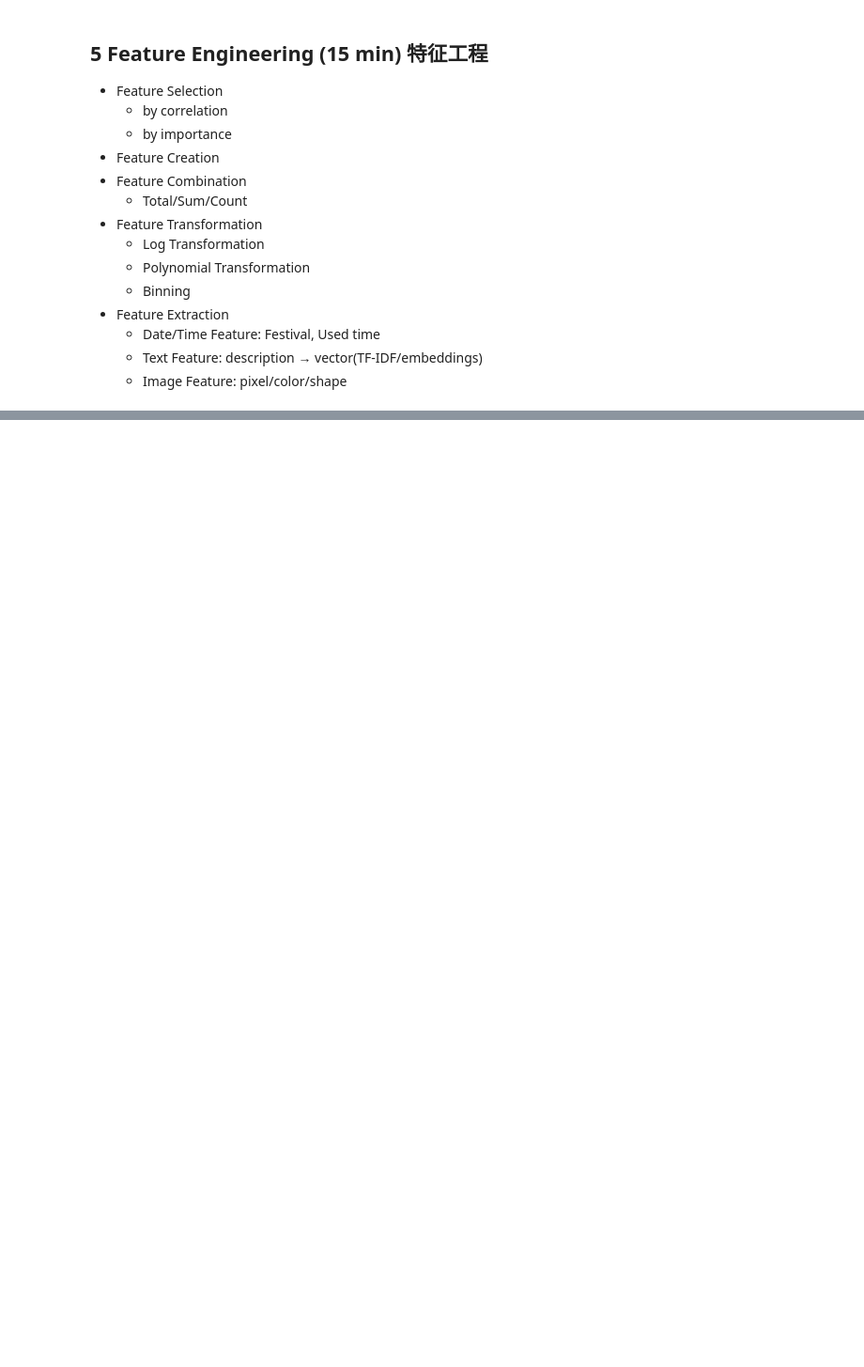
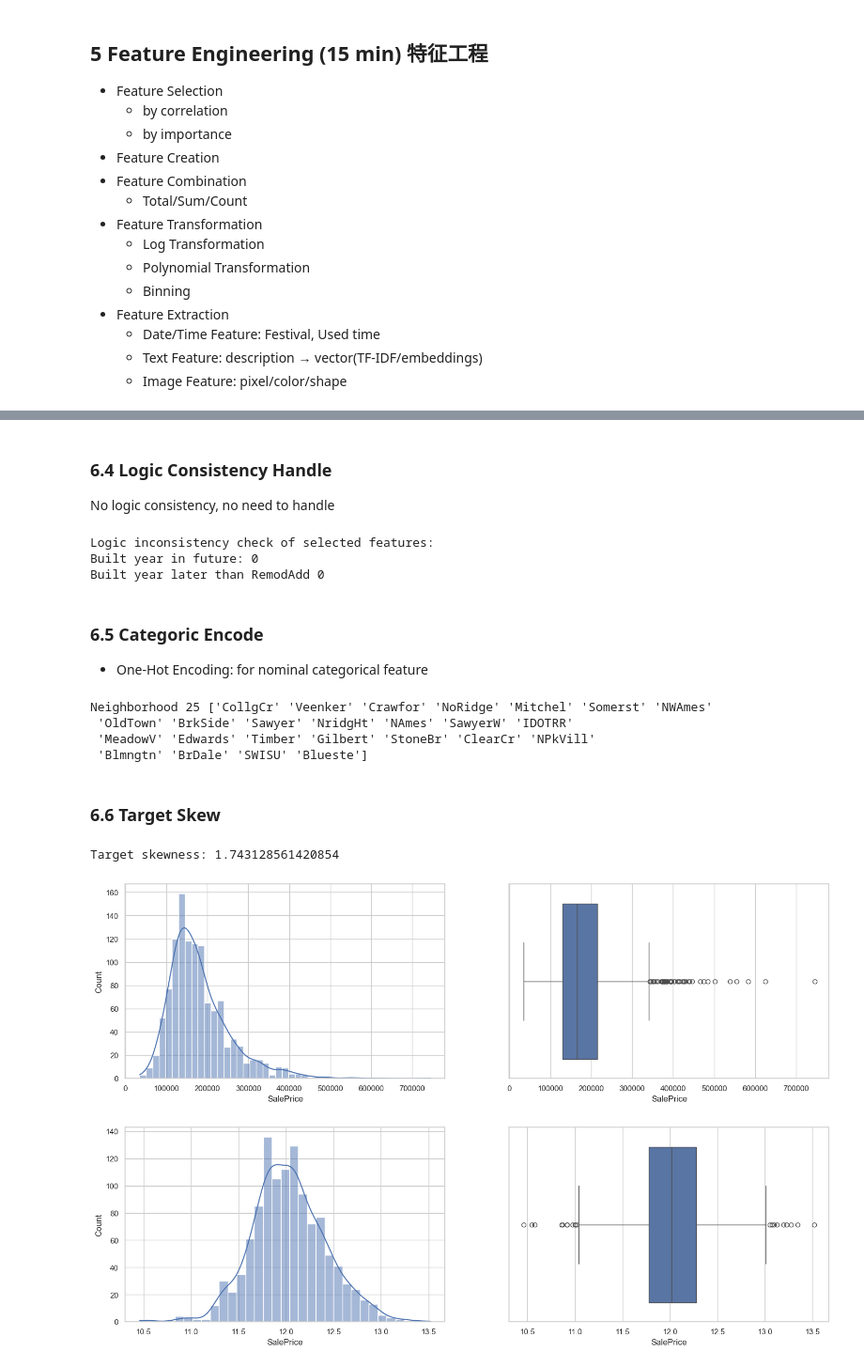
Before and after one commit to Tolia-GH/ITMO-MA, a Jupyter notebook: EnterExam/ai/Practice/S1-1/S1-Regression.ipynb, the cells around one changed output, grey strips where cells are left out. Shown at 94% size. Saved outputs shown, nothing was run; the diff lists cells and outputs as text; code cells hidden in the pictures; blank space fills up the shorter version.

```diff
--- a/EnterExam/ai/Practice/S1-1/S1-Regression.ipynb
+++ b/EnterExam/ai/Practice/S1-1/S1-Regression.ipynb
@@ -538,3 +444,21 @@ Y_valid: (292,)
+# %%
+X = train[SELECTED_FEATURE].copy()
+Y = train[TARGET_COL].copy()
+
+X_train, X_valid, Y_train, Y_valid = train_test_split(X, Y, test_size=0.2, random_state=42)
+
+print("X_train:", X_train.shape)
+print("X_valid:", X_valid.shape)
+print("Y_train:", Y_train.shape)
+print("Y_valid:", Y_valid.shape)
+print(X_train.index.equals(Y_train.index))
+print(X_valid.index.equals(Y_valid.index))
+
+XY_train = pd.concat([X_train, Y_train], axis=1)
+print(XY_train.shape)
+
+display(X_train)
+display(Y_train)
 # %% [markdown]
 ## 5 Feature Engineering (15 min) 特征工程
 
@@ -615,0 +542,49 @@ Total duplicated entitis: 11
+# %% [markdown]
+### 6.4 Logic Consistency Handle
+
+No logic consistency, no need to handle
+# %%
+print("Logic inconsistency check of selected features:")
+TRAIN_RULES = [
+    ["Built year in future:", lambda df: df['YearBuilt'] > 2010],
+    ["Built year later than RemodAdd", lambda df: df['YearBuilt'] > df['YearRemodAdd']],
+]
+for RULE in TRAIN_RULES:
+    check_rule(X_train, RULE)
+# %% [output]
+Logic inconsistency check of selected features:
+Built year in future: 0
+Built year later than RemodAdd 0
+# %% [markdown]
+### 6.5 Categoric Encode
+- One-Hot Encoding: for nominal categorical feature
+# %%
+for col in CAT_X_TRAIN_FEATURES:
+    print(col, train[col].nunique(), train[col].unique())
+# %% [output]
+Neighborhood 25 ['CollgCr' 'Veenker' 'Crawfor' 'NoRidge' 'Mitchel' 'Somerst' 'NWAmes'
+ 'OldTown' 'BrkSide' 'Sawyer' 'NridgHt' 'NAmes' 'SawyerW' 'IDOTRR'
+ 'MeadowV' 'Edwards' 'Timber' 'Gilbert' 'StoneBr' 'ClearCr' 'NPkVill'
+ 'Blmngtn' 'BrDale' 'SWISU' 'Blueste']
+# %% [markdown]
+### 6.6 Target Skew
+# %%
+print("Target skewness:", Y_train.skew())
+
+fig, axes = plt.subplots(nrows=1, ncols=2, figsize=(18, 5))
+
+sns.histplot(Y_train, kde=True, ax=axes[0])
+sns.boxplot(x=Y_train, ax=axes[1])
+
+Y_train_log = np.log(Y_train)
+
+fig, axes = plt.subplots(nrows=1, ncols=2, figsize=(18, 5))
+
+sns.histplot(Y_train_log, kde=True, ax=axes[0])
+sns.boxplot(x=Y_train_log, ax=axes[1])
+
+plt.show()
+# %% [output]
+Target skewness: 1.743128561420854
+[figure, added]
+[figure, added]
```
Also changed, not shown: parts of 49 cells of this notebook.
